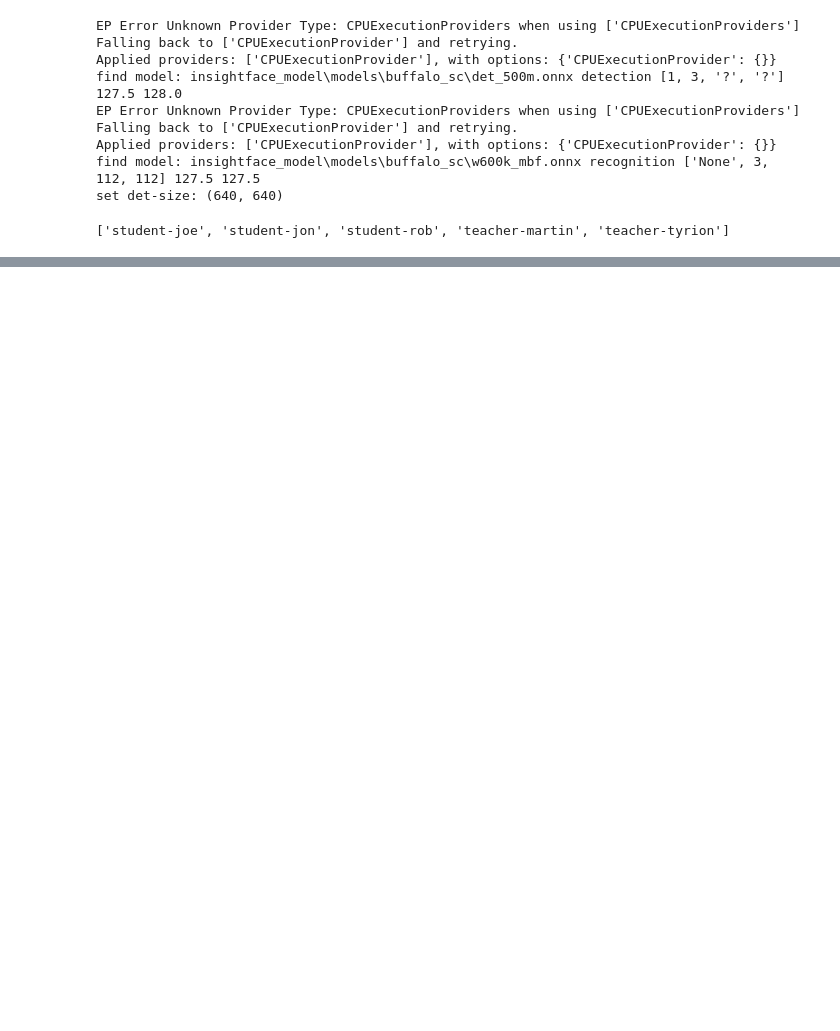
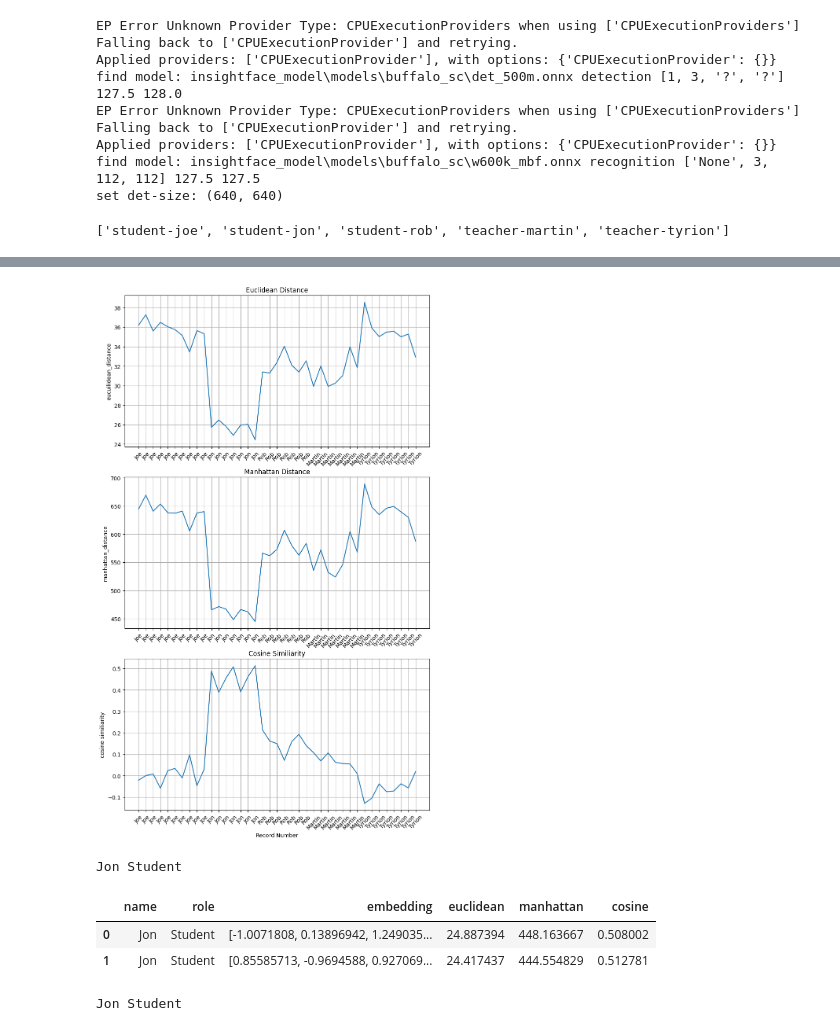
Before and after one commit to AthiFiz/attentance-project, a Jupyter notebook: app/Untitled.ipynb, the cells around one changed output, grey strips where cells are left out. Cells and saved outputs as stored; diff of their text form; code cells hidden in the pictures; blank space fills up the shorter version.

```diff
--- a/app/Untitled.ipynb
+++ b/app/Untitled.ipynb
@@ -97,0 +176,4 @@ df["embedding"][0]
+# %%
+X_list = df["embedding"].tolist()
+# %%
+X = np.array(X_list)
@@ -97,0 +211,11 @@ df["embedding"][0]
+# %%
+y = embed_test.reshape(1, -1)
+
+euclidean_distance = pairwise.euclidean_distances(X, y)
+manhatan_distance = pairwise.manhattan_distances(X, y)
+cosine_similar = pairwise.cosine_similarity(X, y)
+# %%
+data_search = df.copy()
+data_search["euclidean"] = euclidean_distance
+data_search["manhattan"] = manhatan_distance
+data_search["cosine"] = cosine_similar
@@ -97,0 +244,26 @@ df["embedding"][0]
+# %%
+plt.figure(figsize=(10,17))
+plt.subplot(3,1,1)
+plt.plot(data_search["euclidean"])
+plt.grid()
+plt.title("Euclidean Distance")
+plt.xticks(ticks=range(len(data_search)), labels=data_search["name"], rotation=45)
+plt.ylabel("eucuilidean_distance")
+
+plt.subplot(3,1,2)
+plt.plot(data_search["manhattan"])
+plt.grid()
+plt.title("Manhattan Distance")
+plt.xticks(ticks=range(len(data_search)), labels=data_search["name"], rotation=45)
+plt.ylabel("manhattan_distance")
+
+plt.subplot(3,1,3)
+plt.plot(data_search["cosine"])
+plt.grid()
+plt.title("Cosine Similiarity")
+plt.xticks(ticks=range(len(data_search)), labels=data_search["name"], rotation=45)
+plt.xlabel("Record Number")
+plt.ylabel("cosine similiarity")
+plt.show()
+# %% [output]
+[figure, added]
@@ -97,0 +283,4 @@ df["embedding"][0]
+# %%
+print(name, role)
+# %% [output]
+Jon Student
@@ -97,0 +300,10 @@ df["embedding"][0]
+# %%
+data_filter
+# %% [output]
+|  | name | role | embedding | euclidean | manhattan | cosine |
+| 0 | Jon | Student | [-1.0071808, 0.13896942, 1.249035... | 24.887394 | 448.163667 | 0.508002 |
+| 1 | Jon | Student | [0.85585713, -0.9694588, 0.927069... | 24.417437 | 444.554829 | 0.512781 |
+# %%
+print(name, role)
+# %% [output]
+Jon Student
```
Also changed, not shown: parts of 21 cells of this notebook.
